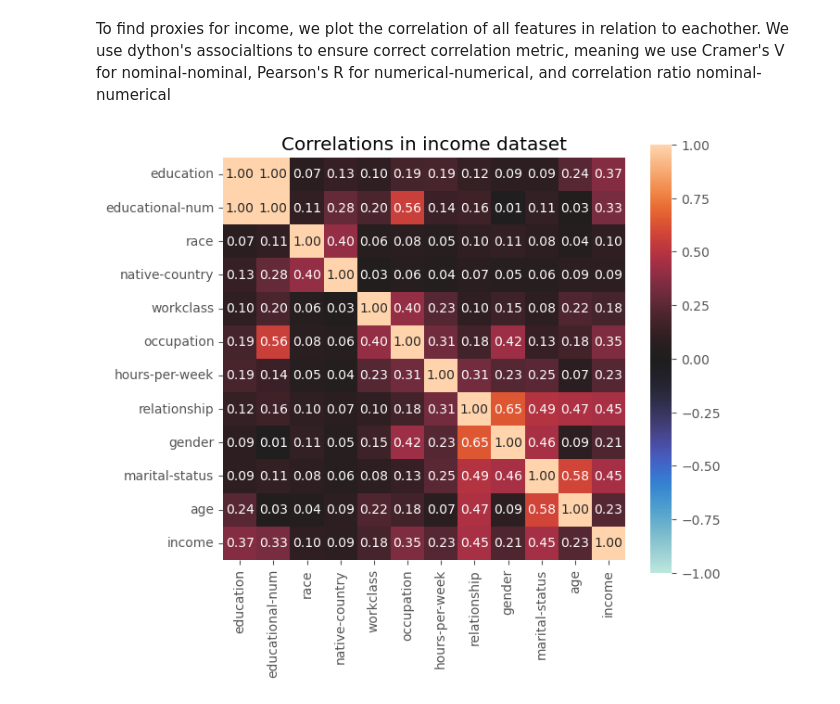
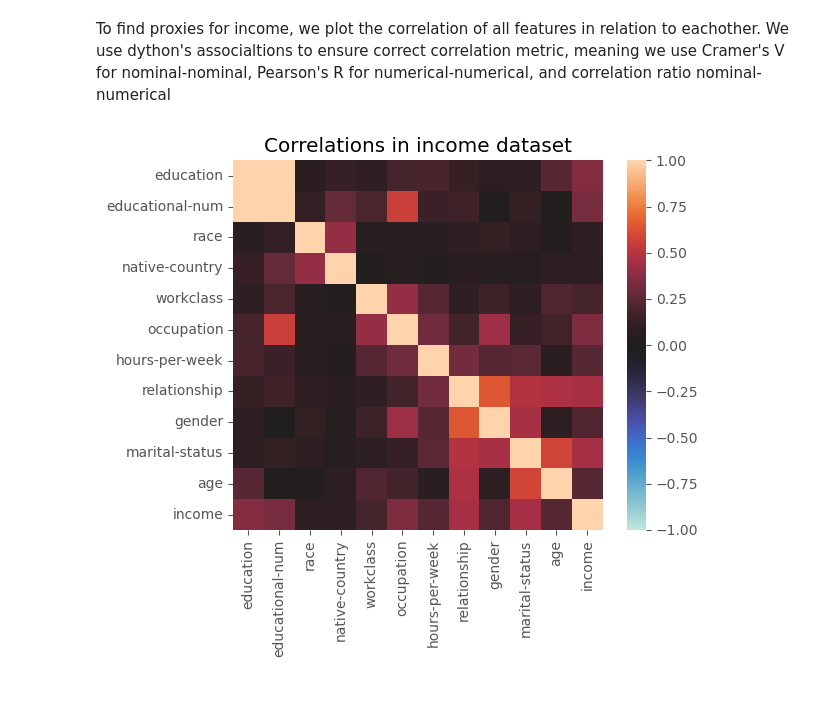
Before and after one commit to Marcus-Friis/afae-exam, a Jupyter notebook: notebooks/eda_income.ipynb, the cells around one changed output. Cells and saved outputs as stored; diff of their text form; code cells hidden in the pictures.

Commit message:
added annot and un-annot corr

```diff
--- a/notebooks/eda_income.ipynb
+++ b/notebooks/eda_income.ipynb
@@ -90,18 +90,18 @@ save_fig(fig, 'income_education_level.svg')
 # %% [markdown]
 To find proxies for income, we plot the correlation of all features in relation to eachother. We use dython's associaltions to ensure correct correlation metric, meaning we use Cramer's V for nominal-nominal, Pearson's R for numerical-numerical, and correlation ratio nominal-numerical
 # %%
-fig, ax = plt.subplots(figsize=(7,6))
+fig, ax = plt.subplots()
 
 nom_cols = ['workclass', 'education', 'marital-status', 'occupation', 'relationship', 'race', 'gender', 'native-country', 'income']
 num_cols = ['age', 'educational-num', 'hours-per-week']
 associations(df[nom_cols + num_cols],
              nominal_columns=nom_cols,
              numerical_columns=num_cols,
-            #  annot=False,
+             annot=False,
              title='Correlations in income dataset',
              clustering=True,
              ax=ax)
 
 save_fig(fig, 'income_correlations.svg')
 # %% [output]
-[figure, old version]
+[figure, new version]
```
Also changed, not shown: parts of 1 cell of this notebook, 19 other files.
